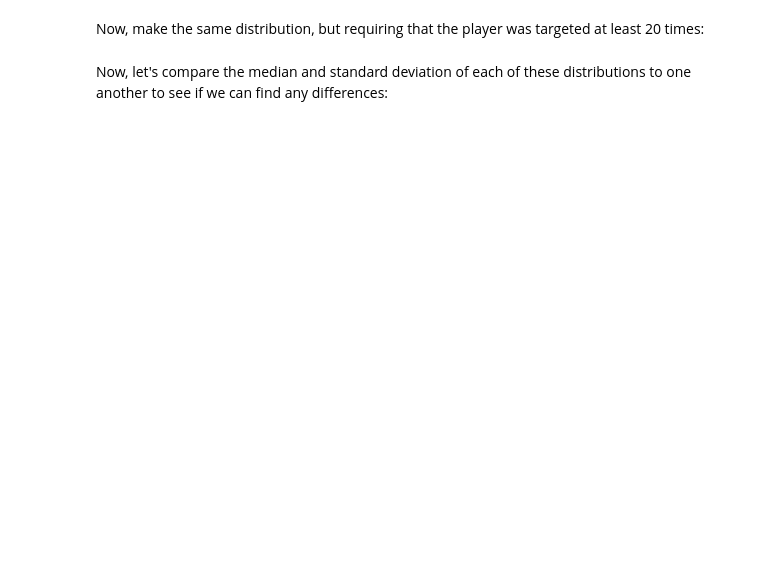
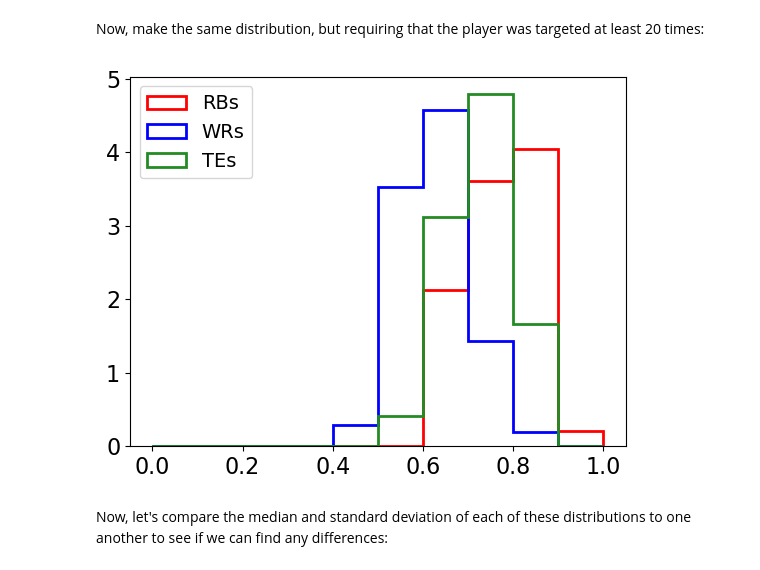
Before and after one commit to walipalmer/CFR-2024, a Jupyter notebook: module_stats/statistics2.ipynb, the cells around one changed output. Cells and saved outputs as stored; diff of their text form; code cells hidden in the pictures; blank space fills up the shorter version.

```diff
--- a/module_stats/statistics2.ipynb
+++ b/module_stats/statistics2.ipynb
@@ -371,11 +434,13 @@ Now, make the same distribution, but requiring that the player was targeted at l
 # %%
 bins = np.arange(0, 1.1, 0.1)
 
-plt.hist(RB['REC/TGT'].query(''), bins=bins, histtype='step', color='red', lw=2), label='RBs', density=True)
-plt.hist(WR['REC/TGT'].query(''), bins=bins, histtype='step', color='blue', lw=2, label='WRs', density=True)
-plt.hist(TE['REC/TGT'].query(''), bins=bins, histtype='step', color='forestgreen', lw=2, label='TEs', density=True)
+plt.hist(RB.query('REC>20')['REC/TGT'], bins=bins, histtype='step', color='red', lw=2, label='RBs', density=True)
+plt.hist(WR.query('REC>20')['REC/TGT'], bins=bins, histtype='step', color='blue', lw=2, label='WRs', density=True)
+plt.hist(TE.query('REC>20')['REC/TGT'], bins=bins, histtype='step', color='forestgreen', lw=2, label='TEs', density=True)
 plt.legend(fontsize=14)
 plt.show()
+# %% [output]
+[figure, added]
 # %% [markdown]
 Now, let's compare the median and standard deviation of each of these distributions to one another to see if we can find any differences:
 # %%
```
Also changed, not shown: parts of 6 cells of this notebook, 3 other files.
